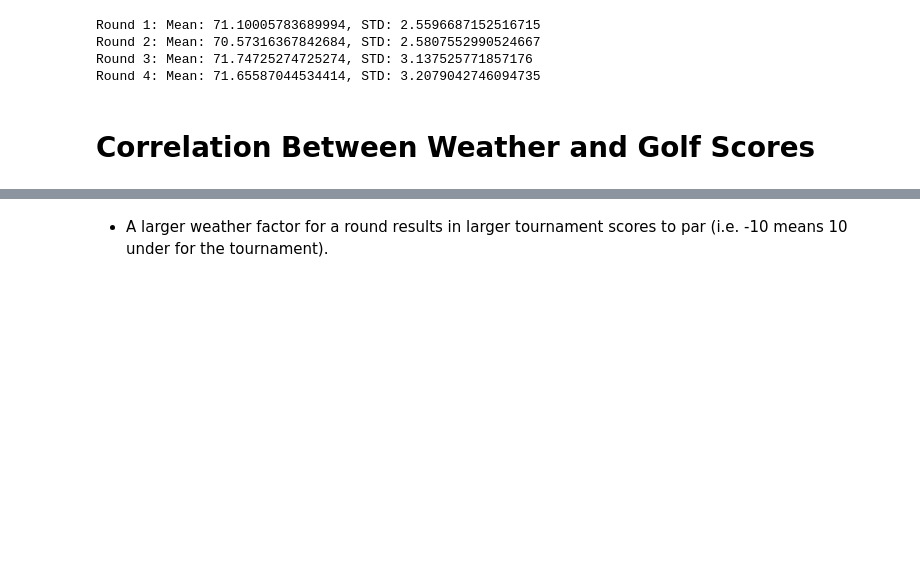
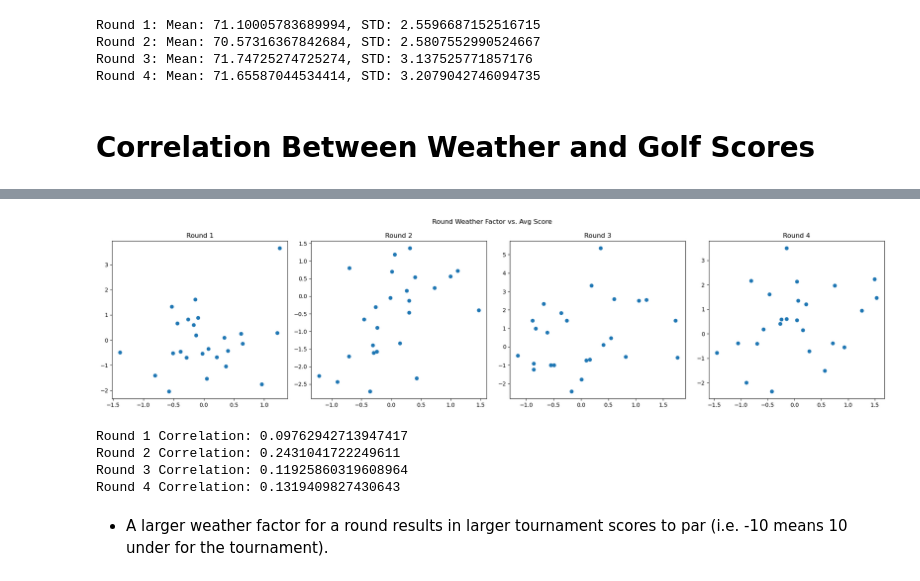
Before and after one commit to nickospelt/PGA_Score_Predictor, a Jupyter notebook: Model Development/exploratory.ipynb, the cells around one changed output, grey strips where cells are left out. Drawn from its saved outputs; the diff is of its cells as text; code cells hidden in the pictures; blank space fills up the shorter version.

```diff
--- a/Model Development/exploratory.ipynb
+++ b/Model Development/exploratory.ipynb
@@ -133,3 +182,36 @@ plt.show()
+# %%
+# Vizualize relationship between weather factor and scrore to par
+round_feature_mapping = {1: ['R1_WEATHER_FACTOR', 'R1_SCORE_TO_PAR'],
+                        2: ['R2_WEATHER_FACTOR', 'R2_SCORE_TO_PAR'],
+                        3: ['R3_WEATHER_FACTOR', 'R3_SCORE_TO_PAR'],
+                        4: ['R4_WEATHER_FACTOR', 'R4_SCORE_TO_PAR']}
+
+fig = plt.figure(figsize=((20,5)))
+fig.suptitle('Round Weather Factor vs. Avg Score')
+for key in round_feature_mapping:
+    plt.subplot(1,4,key)
+    plt.scatter(raw_player_tournament_df.groupby('TOURNAMENT_NAME')[round_feature_mapping[key][0]].mean(), raw_player_tournament_df.groupby('TOURNAMENT_NAME')[round_feature_mapping[key][1]].mean())
+    plt.title(f'Round {key}')
+
+plt.tight_layout()
+plt.show()
+
+# Correlation between weather factor and score to par
+r1_corr = raw_player_tournament_df['R1_WEATHER_FACTOR'].corr(raw_player_tournament_df['R1_SCORE_TO_PAR'])
+r2_corr = raw_player_tournament_df['R2_WEATHER_FACTOR'].corr(raw_player_tournament_df['R2_SCORE_TO_PAR'])
+r3_corr = raw_player_tournament_df['R3_WEATHER_FACTOR'].corr(raw_player_tournament_df['R3_SCORE_TO_PAR'])
+r4_corr = raw_player_tournament_df['R4_WEATHER_FACTOR'].corr(raw_player_tournament_df['R4_SCORE_TO_PAR'])
+
+print(f"Round 1 Correlation: {r1_corr}")
+print(f"Round 2 Correlation: {r2_corr}")
+print(f"Round 3 Correlation: {r3_corr}")
+print(f"Round 4 Correlation: {r4_corr}")
+# %% [output]
+[figure, added]
+Round 1 Correlation: 0.09762942713947417
+Round 2 Correlation: 0.2431041722249611
+Round 3 Correlation: 0.11925860319608964
+Round 4 Correlation: 0.1319409827430643
 # %% [markdown]
 - A larger weather factor for a round results in larger tournament scores to par (i.e. -10 means 10 under for the tournament).
 # %% [markdown]
```
Also changed, not shown: parts of 16 cells of this notebook, 49 other files.
